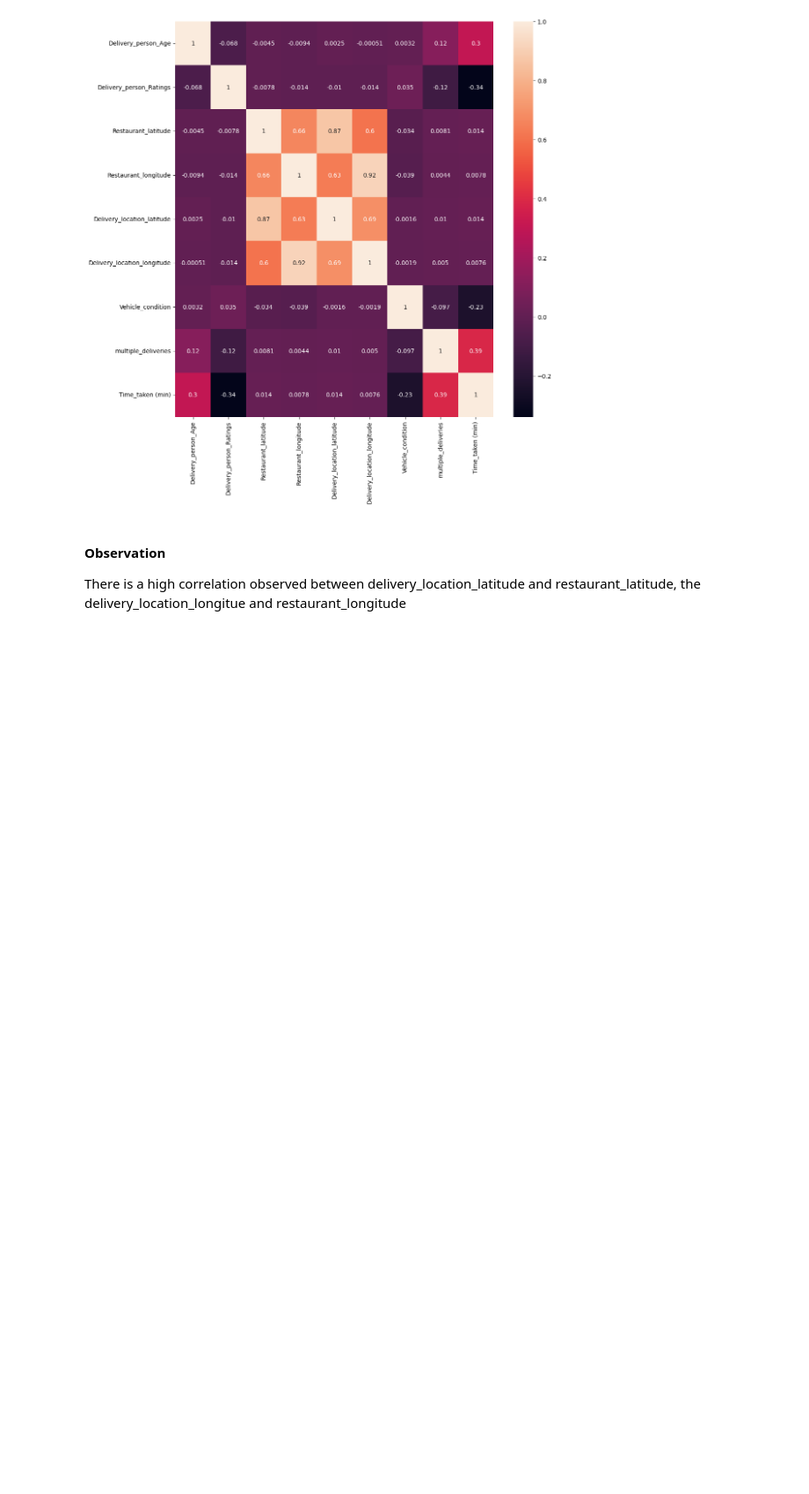
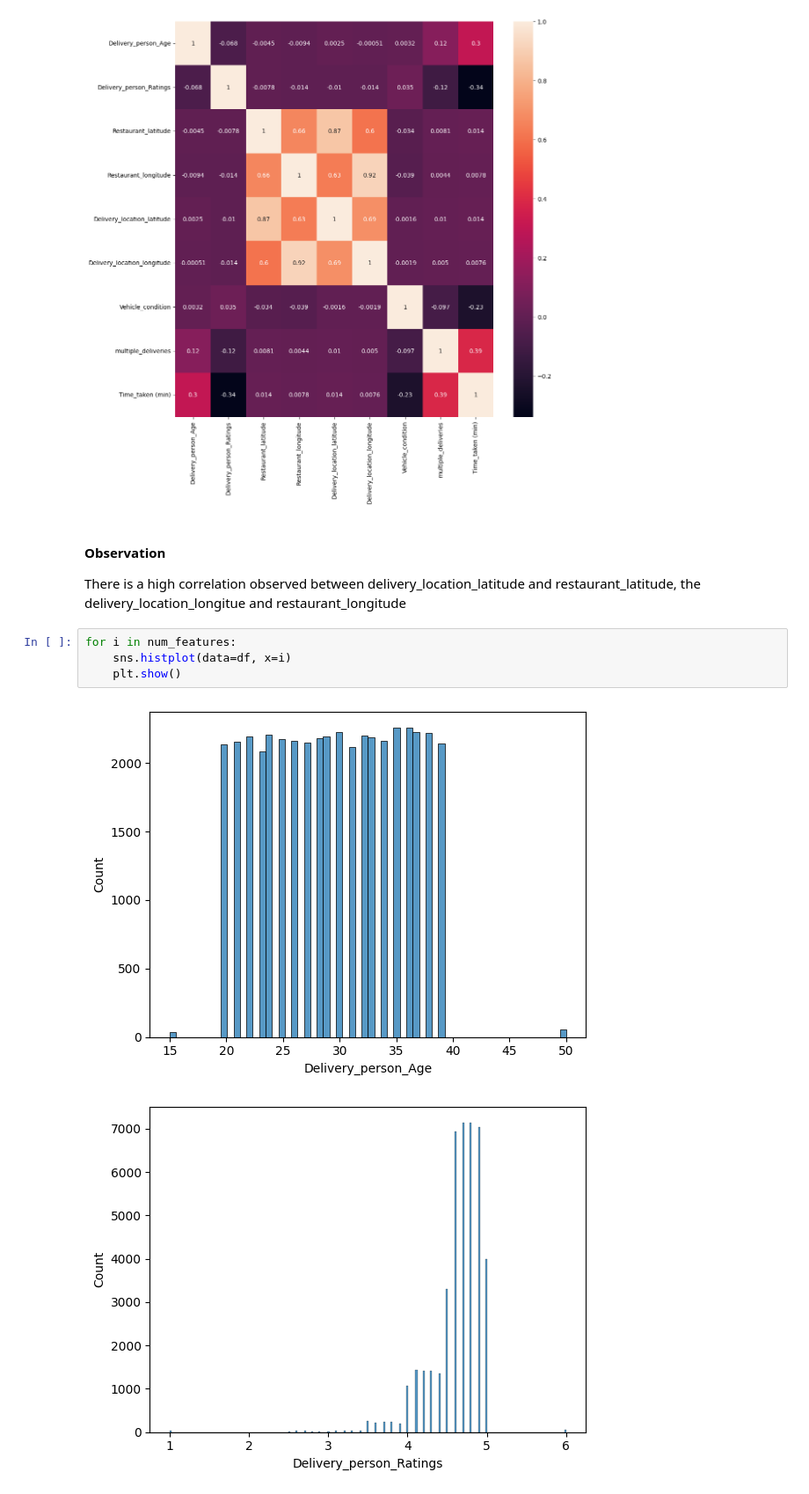
Before and after one commit to omolevictor97/time_regression, a Jupyter notebook: notebooks/data/EDA.ipynb, the cells around one changed output. Shown: that part at 88% size. Drawn from its saved outputs; the diff is of its cells as text; blank space fills up the shorter version.

```diff
--- a/notebooks/data/EDA.ipynb
+++ b/notebooks/data/EDA.ipynb
@@ -86,3 +86,10 @@ sns.heatmap(df[num_features].corr(), annot=True)
 
 
 <p>There is a high correlation observed between delivery_location_latitude and restaurant_latitude, the delivery_location_longitue and restaurant_longitude</p>
+# %%
+for i in num_features:
+    sns.histplot(data=df, x=i)
+    plt.show()
+# %% [output]
+[figure, added]
+[figure, added]
```
Also changed, not shown: parts of 3 cells of this notebook, 14 other files.
